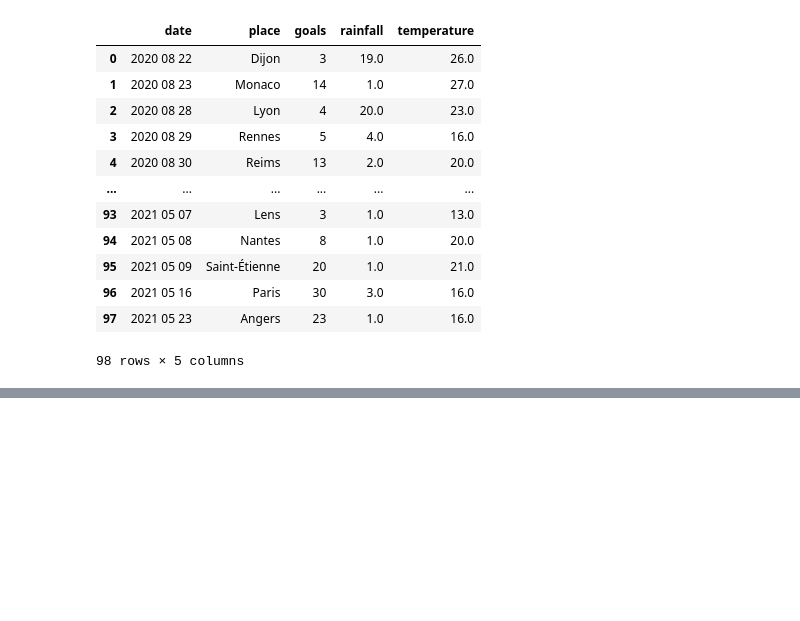
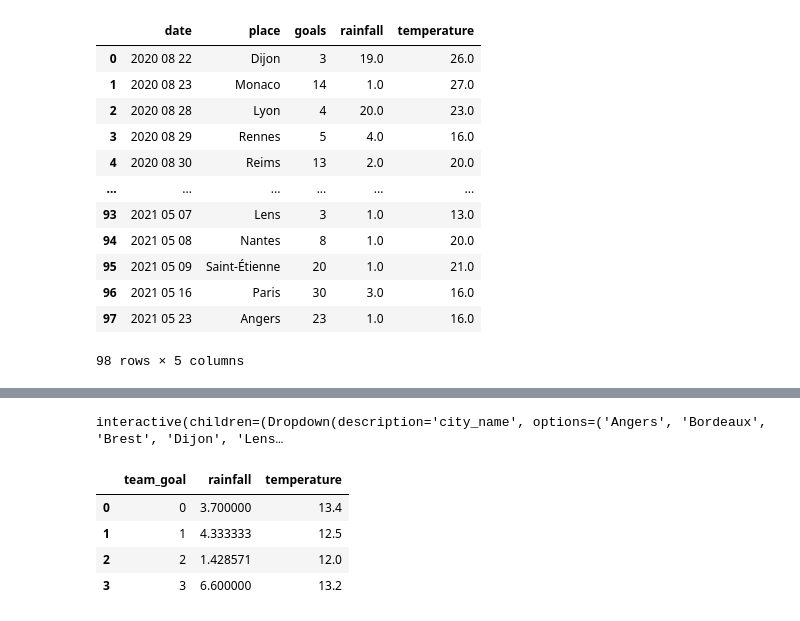
Before and after one commit to Adriengith/football_scraping, a Jupyter notebook: viz_predictions.ipynb, the cells around one changed output, grey strips where cells are left out. Saved outputs shown, nothing was run; the diff lists cells and outputs as text; code cells hidden in the pictures; blank space fills up the shorter version.

```diff
--- a/viz_predictions.ipynb
+++ b/viz_predictions.ipynb
@@ -126,0 +175,28 @@ df_exemple4
+# %%
+def g(city_name):
+    return city_name
+# %%
+interact(g, city_name=list(df_teams["city"]));
+# %% [output]
+interactive(children=(Dropdown(description='city_name', options=('Angers', 'Bordeaux', 'Brest', 'Dijon', 'Lens…
+# %%
+team = str(g.widget.out)
+teams = team.split(" ")
+team = teams[4][2:len(teams[4]) - 4]
+df_team = pd.read_sql(f"""SELECT team_goal, AVG(rainfall) AS rainfall, AVG(temperature) AS temperature
+                                FROM matches_teams
+                                JOIN teams
+                                ON matches_teams.team_id = teams.id
+                                JOIN matches
+                                ON matches_teams.match_id = matches.id
+                                WHERE city = '{team}'
+                                AND rainfall!= 99999
+                                GROUP BY team_goal
+                                ORDER BY team_goal;""", connexion)
+df_team
+# %% [output]
+|  | team_goal | rainfall | temperature |
+| 0 | 0 | 3.700000 | 13.4 |
+| 1 | 1 | 4.333333 | 12.5 |
+| 2 | 2 | 1.428571 | 12.0 |
+| 3 | 3 | 6.600000 | 13.2 |
```
Also changed, not shown: parts of 5 cells of this notebook.
